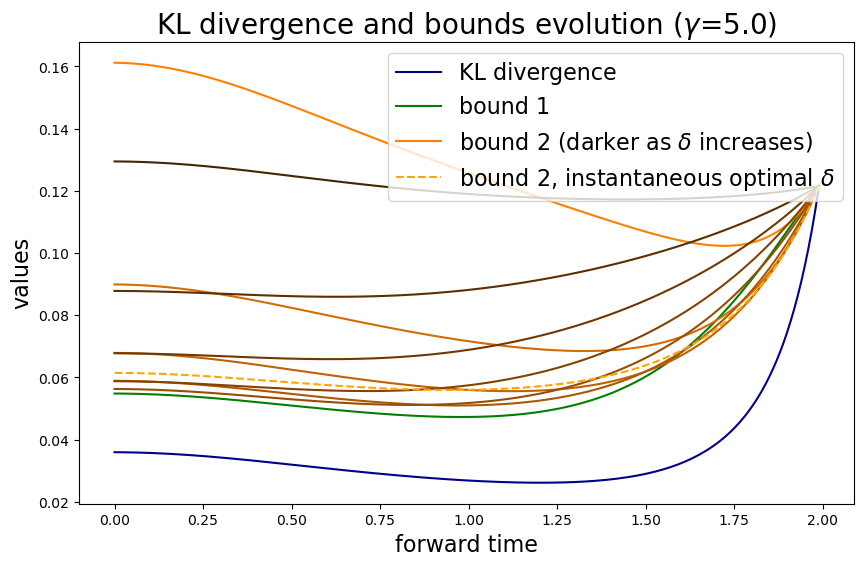
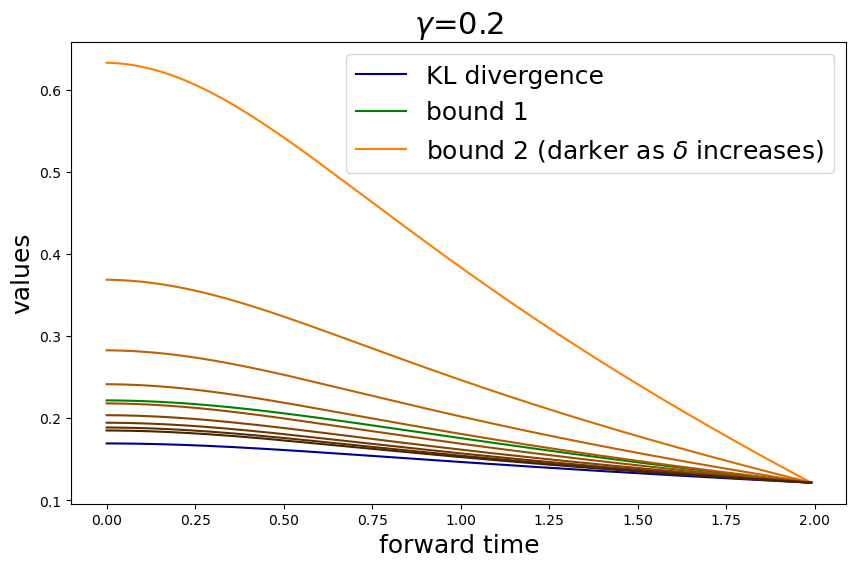
Code edit (unified diff) that turned the first committed figure into the second:
--- before
+++ after
@@ -2,5 +2,5 @@
 fig, ax = plt.subplots(figsize=(10, 6))
 x_plot = np.flip(x)
-fontsize = 16
+fontsize = 18
 
 ax.plot(x_plot, E, 'darkblue', label='KL divergence')
@@ -14,5 +14,5 @@
     ax.plot(x_plot, B2, c=(shade, 0.5 * shade, 0))
 
-ax.plot(x_plot, B3, 'orange', linestyle='--', label='bound 2, instantaneous optimal $\delta$')
+# ax.plot(x_plot, B3, 'orange', linestyle='--', label='bound 2, instantaneous optimal $\delta$')
 ax.legend(loc="upper right", fontsize=fontsize)
 
@@ -20,4 +20,4 @@
 ax.set_xlabel("forward time", fontsize=fontsize)
 ax.set_ylabel("values", fontsize=fontsize)
-ax.set_title(f"KL divergence and bounds evolution ($\\gamma$={g})", fontsize=20)
+ax.set_title(f"$\\gamma$={g}", fontsize=fontsize+4)
 print(f'$T={T}, \\alpha$={a}, $\\beta$={b}, $\\mu_0$={u0}, $\\mu_T$={uT}, $\\mu_\\theta$={u1}')

Commit: Miscellaneous changes